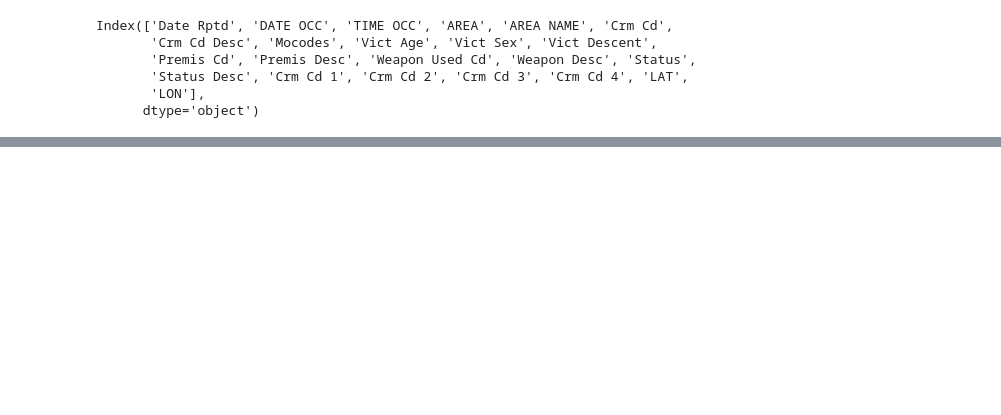
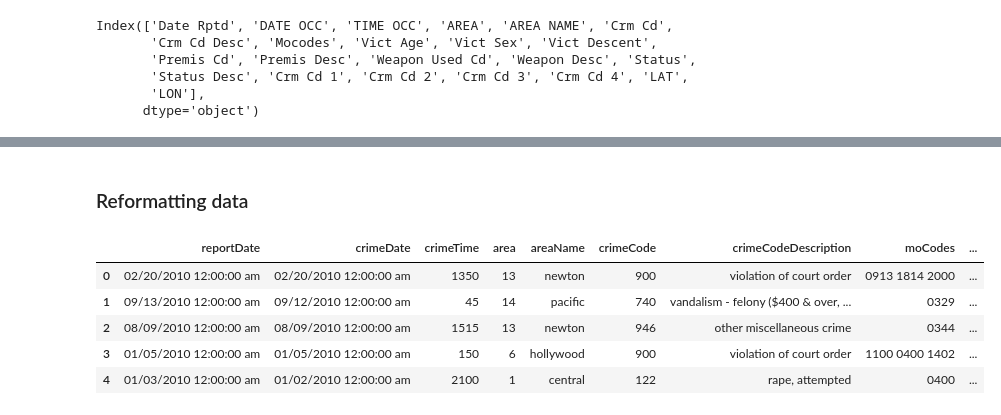
Before and after one commit to wihbit/la_crime, a Jupyter notebook: cleaning.ipynb, the cells around one changed output, grey strips where cells are left out. Cells and saved outputs as stored; diff of their text form; code cells hidden in the pictures; blank space fills up the shorter version.

```diff
--- a/cleaning.ipynb
+++ b/cleaning.ipynb
@@ -119,0 +82,16 @@ Name: count, dtype: int64
+# %%
+# Address null values
+df['moCodes'] = df['moCodes'].fillna('0') # no code
+df['victimSex'] = df['victimSex'].fillna('x') # x is other/unknown
+df['victimDescent'] = df['victimDescent'].fillna('x') # x is other/unknown
+df['siteCode'] = df['siteCode'].fillna(0) # no code
+df['siteDescription'] = df['siteDescription'].fillna('other') # other/unknown site
+df['weaponCode'] = df['weaponCode'].fillna(0) # no code
+df['weaponDescription'] = df['weaponDescription'].fillna('unknown/none') # weapon either unknown or wasn't involved
+df[['crimeCode1','crimeCode2','crimeCode3','crimeCode4']] = df[['crimeCode1','crimeCode2','crimeCode3','crimeCode4']].fillna(0) # no code
+
+# status has 4 nulls, and is our target column, so it makes more sense to drop these than to fill them
+df = df.dropna(subset='status')
+
+# Verify no more nulls
+df.isna().sum()
@@ -119,0 +116,18 @@ Name: count, dtype: int64
+# %% [markdown]
+### Reformatting data
+# %%
+# Convert all string values to lower case
+df = df.apply(lambda col: col.str.lower() if col.dtype == 'object' else col)
+
+# Convert codes to strings
+df[['crimeCode', 'siteCode', 'weaponCode', 'crimeCode1', 'crimeCode2', 'crimeCode3', 'crimeCode4']] = df[['crimeCode', 'siteCode', 'weaponCode', 'crimeCode1', 'crimeCode2', 'crimeCode3', 'crimeCode4']].astype(int).astype(str)
+
+# Inspect results
+df.head()
+# %% [output]
+|  | reportDate | crimeDate | crimeTime | area | areaName | crimeCode | crimeCodeDescription | moCodes | ... |
+| 0 | 02/20/2010 12:00:00 am | 02/20/2010 12:00:00 am | 1350 | 13 | newton | 900 | violation of court order | 0913 1814 2000 | ... |
+| 1 | 09/13/2010 12:00:00 am | 09/12/2010 12:00:00 am | 45 | 14 | pacific | 740 | vandalism - felony ($400 & over, ... | 0329 | ... |
+| 2 | 08/09/2010 12:00:00 am | 08/09/2010 12:00:00 am | 1515 | 13 | newton | 946 | other miscellaneous crime | 0344 | ... |
+| 3 | 01/05/2010 12:00:00 am | 01/05/2010 12:00:00 am | 150 | 6 | hollywood | 900 | violation of court order | 1100 0400 1402 | ... |
+| 4 | 01/03/2010 12:00:00 am | 01/02/2010 12:00:00 am | 2100 | 1 | central | 122 | rape, attempted | 0400 | ... |
```
Also changed, not shown: parts of 23 cells of this notebook, 1 other file.
